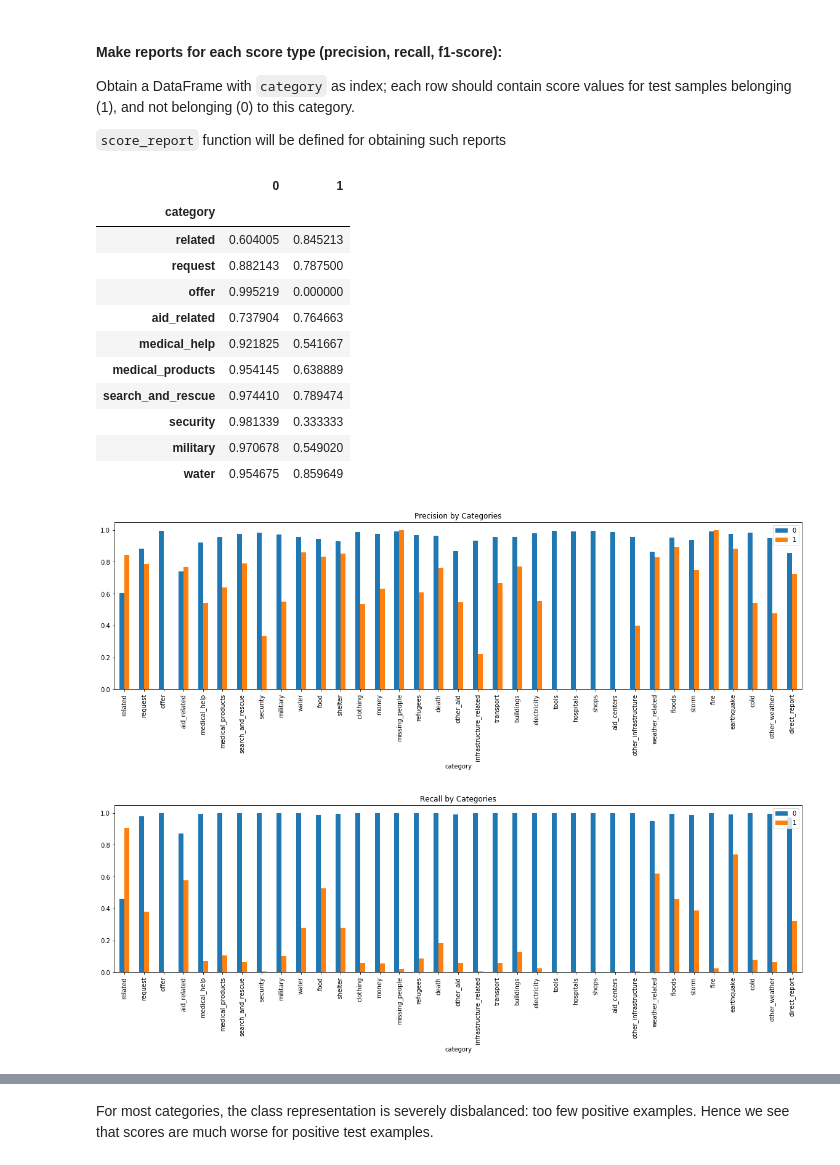
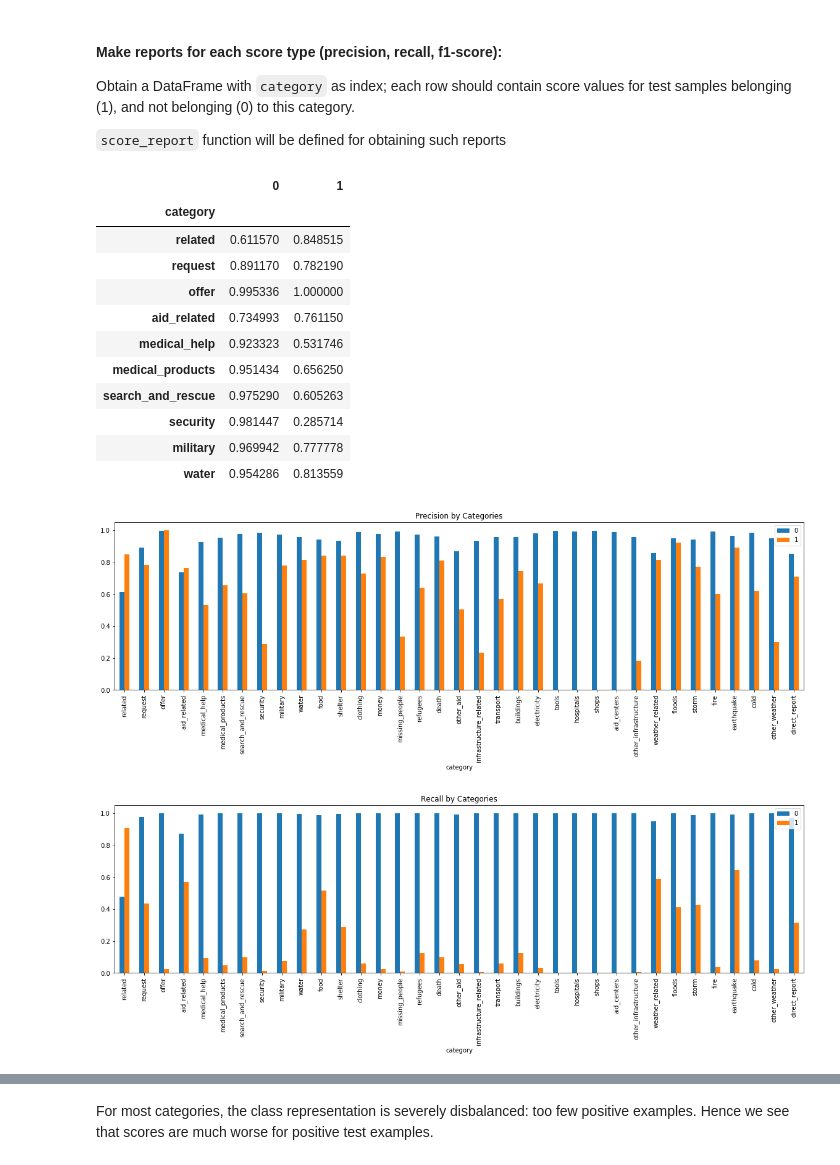
Before and after one commit to barkas62/Disaster_Response_Pipelines, a Jupyter notebook: dev/ML Pipeline Preparation.ipynb, the cells around one changed output, grey strips where cells are left out. Saved outputs shown, nothing was run; the diff lists cells and outputs as text; code cells hidden in the pictures.

```diff
--- a/dev/ML Pipeline Preparation.ipynb
+++ b/dev/ML Pipeline Preparation.ipynb
@@ -139,23 +147,26 @@ def test_model(model, X_train, X_test, Y_train, Y_test):
     :param model   : scikit-learn estimator : fitted estimator
     :param X_train : array-like : train set of explanatory variables
     :param X_test  : array-like : test set of explanatory variables
-    :param Y_train : array-like : train set of explanatory variables
-    :param Y_test  : array-like : test set of explanatory variables
+    :param Y_train : array-like : train set of target variables
+    :param Y_test  : array-like : test set of target variables
+
     :return: array-like : predicted test and train values
     '''
     Y_pred_train = model.predict(X_train)
     Y_pred_test  = model.predict(X_test)
 
     print('==========  Test Data Scores ===========')
-    print('Test Accuracy: ', accuracy_score(Y_test, Y_pred_knn))
-    print('Test Precision: ', precision_score(Y_test, Y_pred_knn, average='weighted'))
-    print('Test Recall: ', recall_score(Y_test, Y_pred_knn, average='weighted'))
-    print('Test F1 score: ', f1_score(Y_test, Y_pred_knn, average='weighted'))
+    print('Accuracy: ', accuracy_score(Y_test, Y_pred_test))
+    print('Precision: ', precision_score(Y_test, Y_pred_test, average='weighted'))
+    print('Recall: ', recall_score(Y_test, Y_pred_test, average='weighted'))
+    print('F1 score: ', f1_score(Y_test, Y_pred_test, average='weighted'))
 
-    print('==========  Train Data Scores ===========')
-    print('Test Accuracy: ', accuracy_score(Y_test, Y_pred_knn))
-    print('Test Precision: ', precision_score(Y_test, Y_pred_knn, average='weighted'))
-    print('Test Recall: ', recall_score(Y_test, Y_pred_knn, average='weighted'))
-    print('Test F1 score: ', f1_score(Y_test, Y_pred_knn, average='weighted'))
+    print('\n==========  Train Data Scores ===========')
+    print('Accuracy: ', accuracy_score(Y_train, Y_pred_train))
+    print('Precision: ', precision_score(Y_train, Y_pred_train, average='weighted'))
+    print('Recall: ', recall_score(Y_train, Y_pred_train, average='weighted'))
+    print('F1 score: ', f1_score(Y_train, Y_pred_train, average='weighted'))
+
+    return Y_pred_test, Y_pred_train
 # %%
-Y_pred_test, Y_pred_train = test_model(model, X_train, X_test, Y_test, Y_train, Y_test)
+Y_pred_test, Y_pred_train = test_model(pipeline, X_train, X_test, Y_train, Y_test)
@@ -215,12 +217,14 @@ def test_model(model, X_train, X_test, Y_test, Y_train, Y_test):
 # %%
-def score_report(score_type, skip_categories=['child_alone']):
+def score_report(Y, Y_pred, score_type, skip_categories=['child_alone']):
     '''
     Produce a report for a given score type
-    Input:
-    score_type : string : may be 'precision' or 'recall' or 'f1-score'
-    skip_categories : list of strings : which categories we do not want to include in our report.
+
+    :param Y : array-like : test set of target variables
+    :param Y_test : array-like : test set of target variables
+    :param score_type : string : may be 'precision' or 'recall' or 'f1-score'
+    :param skip_categories : list of strings : which categories we do not want to include in our report.
         'child_alone' is default, since there are no examples of messages belonging to this category
-    Return: DataFrame: 'category' as index; each row holds 2 values: scores for samples belonging (1),
+    :return: DataFrame: 'category' as index; each row holds 2 values: scores for samples belonging (1),
     and not belonging (0) to this category
     '''
     if not score_type in ['precision', 'recall', 'f1-score']:
@@ -228,11 +232,11 @@ def score_report(score_type, skip_categories=['child_alone']):
 
     report_df = pd.DataFrame()
 
-    for i, category in enumerate(Y_test):
+    for i, category in enumerate(Y):
         if category in skip_categories:
             continue
         # get report for category
-        cat_report = classification_report(Y_test[category], Y_pred[:, i], output_dict=True)
+        cat_report = classification_report(Y[category], Y_pred[:, i], output_dict=True)
         # get the part that concerns only score_type
         cat_row = pd.DataFrame(cat_report).loc[score_type][:2]
         # add 'category' value
@@ -244,29 +248,29 @@ def score_report(score_type, skip_categories=['child_alone']):
     return report_df.set_index(['category'])
 # %%
 # Make Precision report
-precision_report = score_report('precision')
+precision_report = score_report(Y_test, Y_pred_test, 'precision')
 precision_report.head(10)
 # %% [output]
 |  | 0 | 1 |
 | category |  |  |
-| related | 0.604005 | 0.845213 |
-| request | 0.882143 | 0.787500 |
-| offer | 0.995219 | 0.000000 |
-| aid_related | 0.737904 | 0.764663 |
-| medical_help | 0.921825 | 0.541667 |
-| medical_products | 0.954145 | 0.638889 |
-| search_and_rescue | 0.974410 | 0.789474 |
-| security | 0.981339 | 0.333333 |
-| military | 0.970678 | 0.549020 |
-| water | 0.954675 | 0.859649 |
+| related | 0.611570 | 0.848515 |
+| request | 0.891170 | 0.782190 |
+| offer | 0.995336 | 1.000000 |
+| aid_related | 0.734993 | 0.761150 |
+| medical_help | 0.923323 | 0.531746 |
+| medical_products | 0.951434 | 0.656250 |
+| search_and_rescue | 0.975290 | 0.605263 |
+| security | 0.981447 | 0.285714 |
+| military | 0.969942 | 0.777778 |
+| water | 0.954286 | 0.813559 |
 # %%
 precision_report.plot.bar(title='Precision by Categories', figsize=(20,5));
 # %% [output]
-[figure, old version]
+[figure, new version]
 # %%
 # Make Recall report
-score_report('recall').plot.bar(title='Recall by Categories', figsize=(20,5));
+score_report(Y_test, Y_pred_test, 'recall').plot.bar(title='Recall by Categories', figsize=(20,5));
 # %% [output]
-[figure, old version]
+[figure, new version]
 # %%
 # Make F1-score report
```
Also changed, not shown: parts of 17 cells of this notebook, 1 other file.
